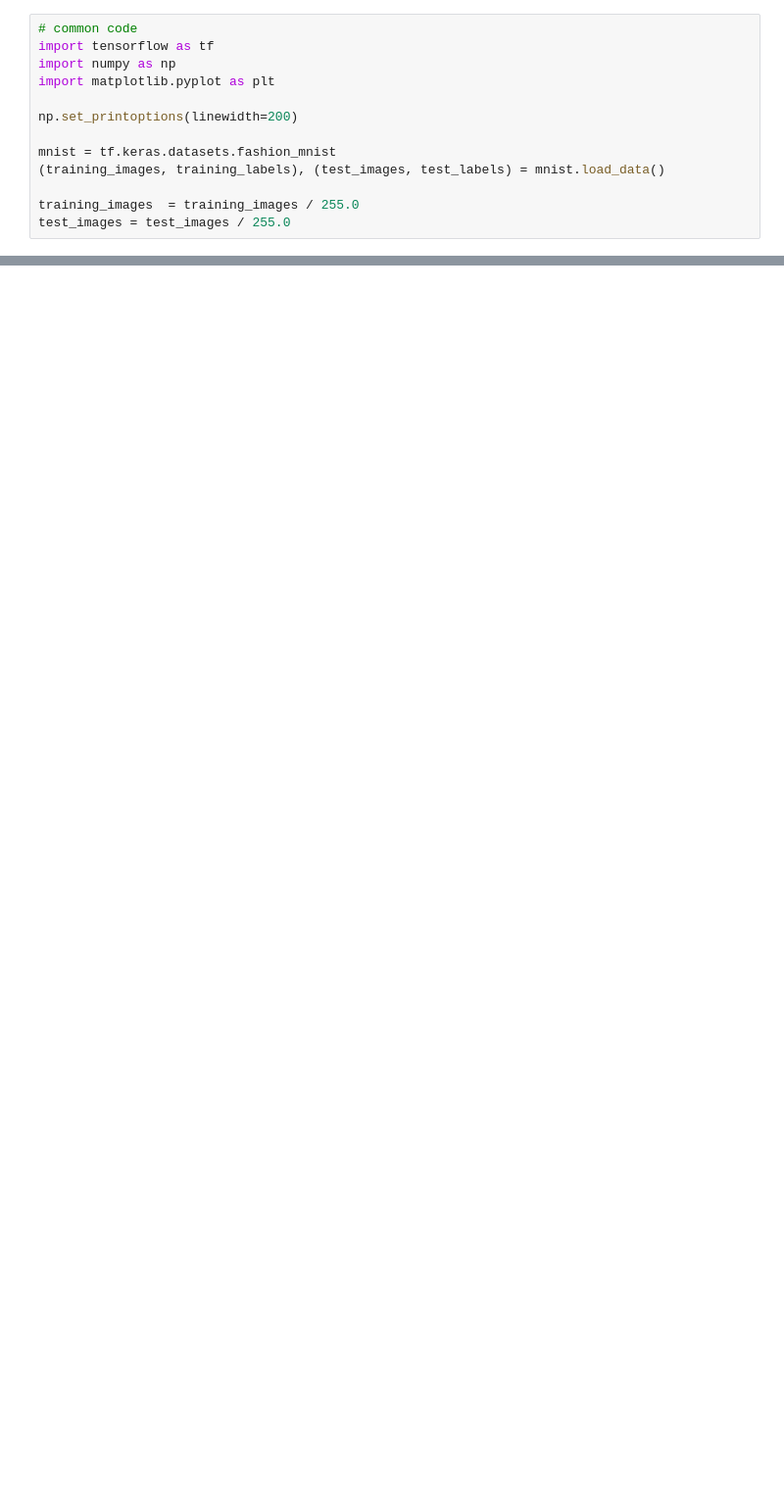
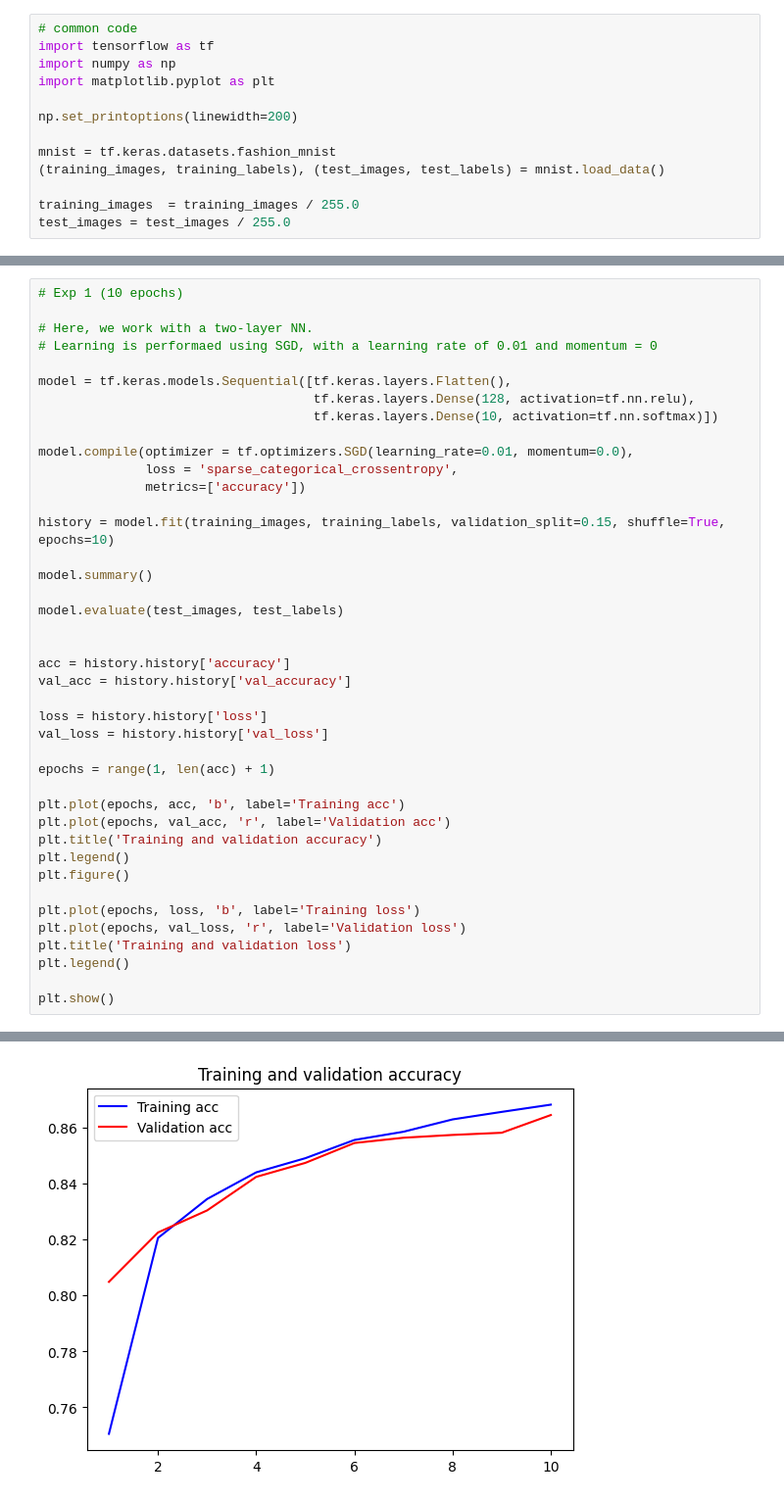
Before and after one commit to samuelladibe/S9_el_tegy_samuel_ladibe, a Jupyter notebook: Modelisation/tp4/Exercise_2_MNISTFashion_V2.ipynb, the cells around one changed output, grey strips where cells are left out. Shown at 98% size. Cells and saved outputs as stored; diff of their text form; blank space fills up the shorter version.

```diff
--- a/Modelisation/tp4/Exercise_2_MNISTFashion_V2.ipynb
+++ b/Modelisation/tp4/Exercise_2_MNISTFashion_V2.ipynb
@@ -104,0 +168,42 @@ test_images = test_images / 255.0
+# %%
+# Exp 1 (10 epochs)
+
+# Here, we work with a two-layer NN.
+# Learning is performaed using SGD, with a learning rate of 0.01 and momentum = 0
+
+model = tf.keras.models.Sequential([tf.keras.layers.Flatten(),
+                                    tf.keras.layers.Dense(128, activation=tf.nn.relu),
+                                    tf.keras.layers.Dense(10, activation=tf.nn.softmax)])
+
+model.compile(optimizer = tf.optimizers.SGD(learning_rate=0.01, momentum=0.0),
+              loss = 'sparse_categorical_crossentropy',
+              metrics=['accuracy'])
+
+history = model.fit(training_images, training_labels, validation_split=0.15, shuffle=True, epochs=10)
+
+model.summary()
+
+model.evaluate(test_images, test_labels)
+
+
+acc = history.history['accuracy']
+val_acc = history.history['val_accuracy']
+
+loss = history.history['loss']
+val_loss = history.history['val_loss']
+
+epochs = range(1, len(acc) + 1)
+
+plt.plot(epochs, acc, 'b', label='Training acc')
+plt.plot(epochs, val_acc, 'r', label='Validation acc')
+plt.title('Training and validation accuracy')
+plt.legend()
+plt.figure()
+
+plt.plot(epochs, loss, 'b', label='Training loss')
+plt.plot(epochs, val_loss, 'r', label='Validation loss')
+plt.title('Training and validation loss')
+plt.legend()
+
+plt.show()
+# %% [output]
@@ -104,0 +227 @@ test_images = test_images / 255.0
+[figure, added]
```
Also changed, not shown: parts of 29 cells of this notebook, 1 other file.
